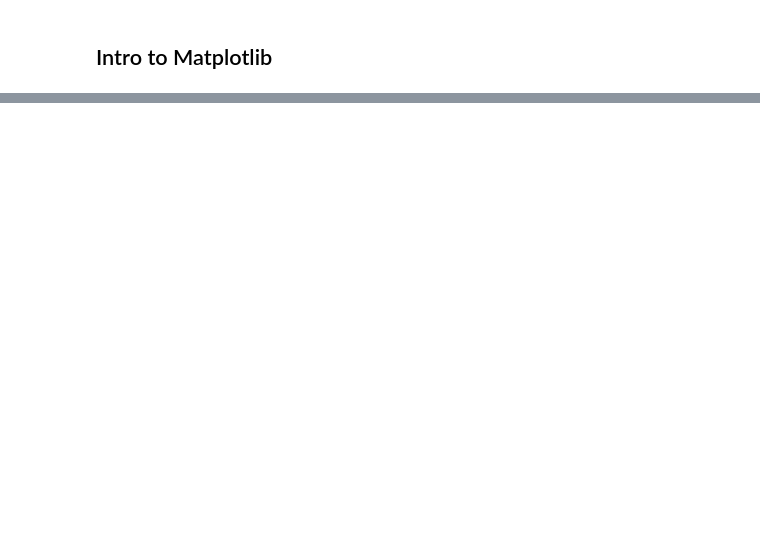
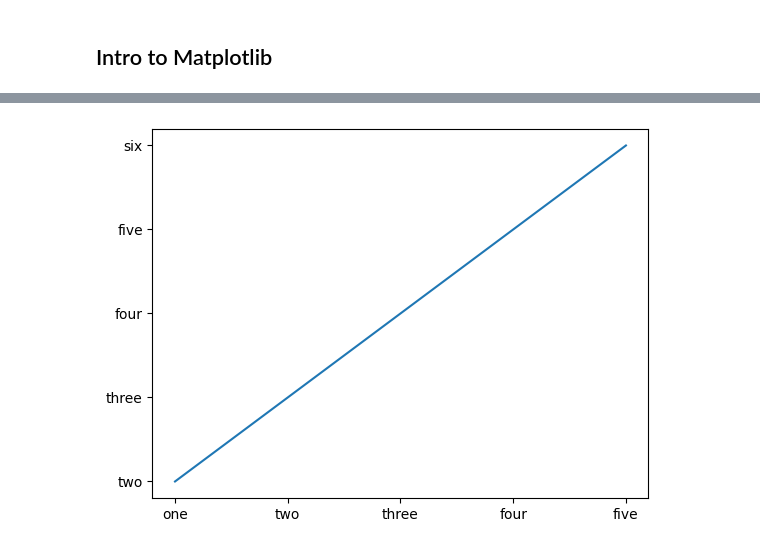
Before and after one commit to slayerrr12/PythonSage, a Jupyter notebook: BasicMatplotLib/BasicMatplotLib.ipynb, the cells around one changed output, grey strips where cells are left out. Cells and saved outputs as stored; diff of their text form; code cells hidden in the pictures; blank space fills up the shorter version.

Commit message:
xticks and yticks

```diff
--- a/BasicMatplotLib/BasicMatplotLib.ipynb
+++ b/BasicMatplotLib/BasicMatplotLib.ipynb
@@ -14,0 +15,18 @@ plt.plot([1,2,3,4,5],[2,3,4,5,6])
+# %%
+# Your data
+x = [1, 2, 3, 4, 5]
+y = [2, 3, 4, 5, 6]
+
+# Plotting
+plt.plot(x, y)
+
+# Customize x-axis ticks
+plt.xticks([1, 2, 3, 4, 5], ['one', 'two', 'three', 'four', 'five'])
+
+# Customize y-axis ticks
+plt.yticks([2, 3, 4, 5, 6], ['two', 'three', 'four', 'five', 'six'])
+
+# Display the plot
+plt.show()
+# %% [output]
+[figure, added]
```
Also changed, not shown: parts of 1 cell of this notebook.
